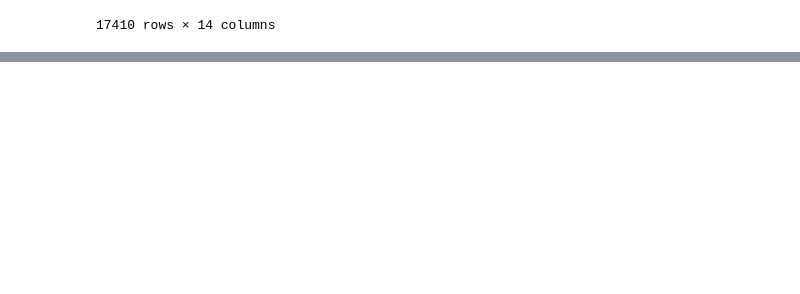
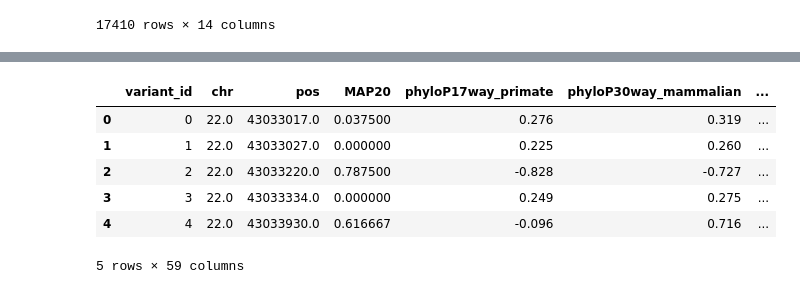
Before and after one commit to verammaz/firvTWAS, a Jupyter notebook: preprocessing/notebooks/add_annotations.ipynb, the cells around one changed output, grey strips where cells are left out. Saved outputs shown, nothing was run; the diff lists cells and outputs as text; code cells hidden in the pictures; blank space fills up the shorter version.

```diff
--- a/preprocessing/notebooks/add_annotations.ipynb
+++ b/preprocessing/notebooks/add_annotations.ipynb
@@ -179,0 +339,10 @@ missense
+# %%
+ann_df.head()
+# %% [output]
+|  | variant_id | chr | pos | MAP20 | phyloP17way_primate | phyloP30way_mammalian | ... |
+| 0 | 0 | 22.0 | 43033017.0 | 0.037500 | 0.276 | 0.319 | ... |
+| 1 | 1 | 22.0 | 43033027.0 | 0.000000 | 0.225 | 0.260 | ... |
+| 2 | 2 | 22.0 | 43033220.0 | 0.787500 | -0.828 | -0.727 | ... |
+| 3 | 3 | 22.0 | 43033334.0 | 0.000000 | 0.249 | 0.275 | ... |
+| 4 | 4 | 22.0 | 43033930.0 | 0.616667 | -0.096 | 0.716 | ... |
+5 rows × 59 columns
```
Also changed, not shown: parts of 14 cells of this notebook, 44 other files.
